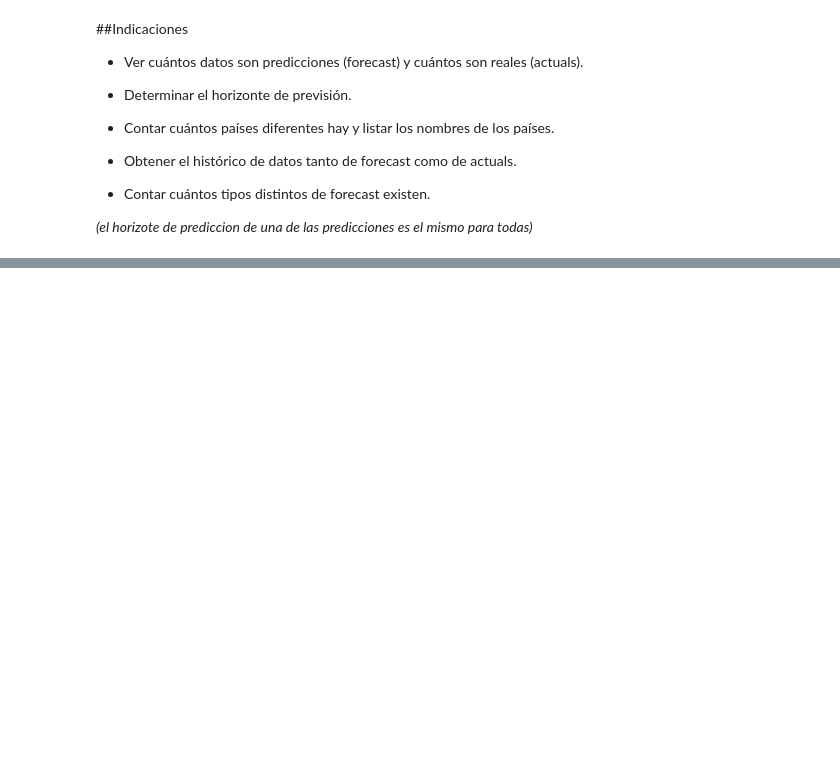
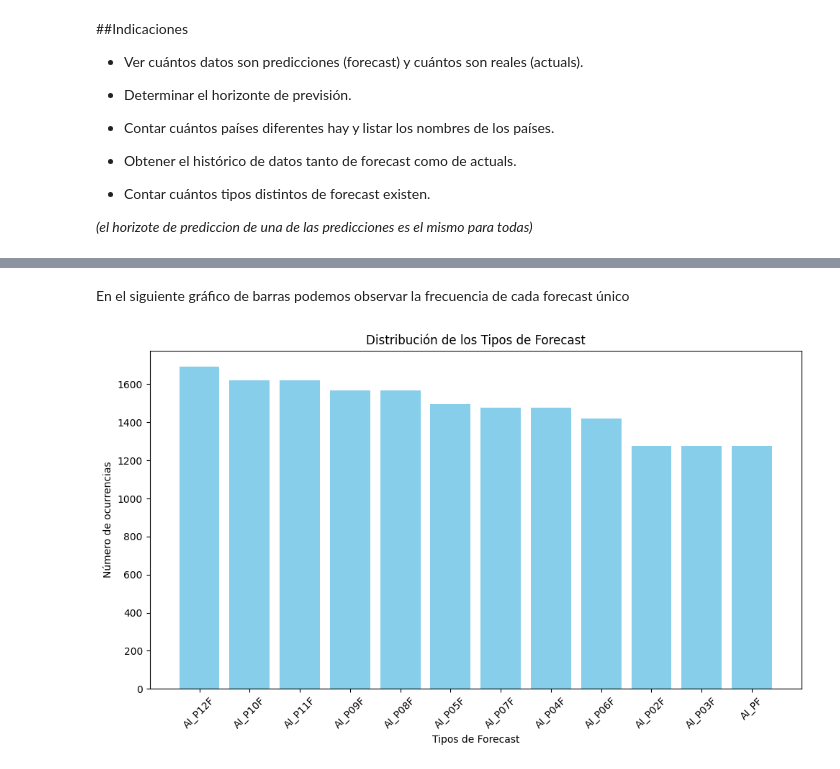
Before and after one commit to Luciavaldera/ufv-VISUALIZACION-DE-DATOS, a Jupyter notebook: ejercicios_clase/Clase2.ipynb, the cells around one changed output, grey strips where cells are left out. Cells and saved outputs as stored; diff of their text form; code cells hidden in the pictures; blank space fills up the shorter version.

```diff
--- a/ejercicios_clase/Clase2.ipynb
+++ b/ejercicios_clase/Clase2.ipynb
@@ -201,0 +270,18 @@ predicciones_espana.head()
+# %% [markdown]
+En el siguiente gráfico de barras podemos observar la frecuencia de cada forecast único
+# %%
+import matplotlib.pyplot as plt
+
+forecast_counts = df['FORECAST'].value_counts()
+
+
+plt.figure(figsize=(10, 6))
+plt.bar(forecast_counts.index, forecast_counts.values, color='skyblue')
+plt.xlabel('Tipos de Forecast')
+plt.ylabel('Número de ocurrencias')
+plt.title('Distribución de los Tipos de Forecast')
+plt.xticks(rotation=45)
+plt.tight_layout()
+plt.show()
+# %% [output]
+[figure, added]
```
Also changed, not shown: parts of 73 cells of this notebook.
